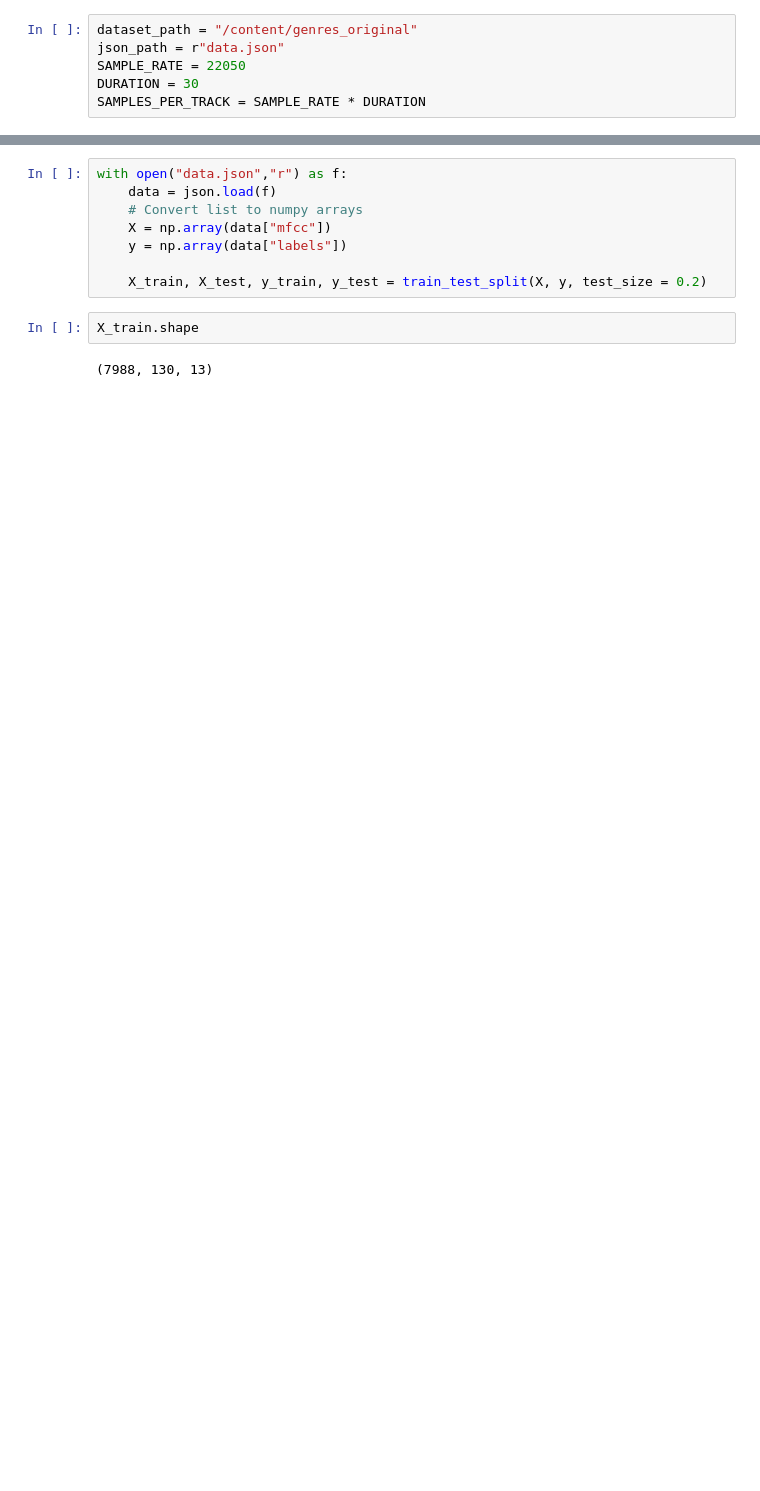
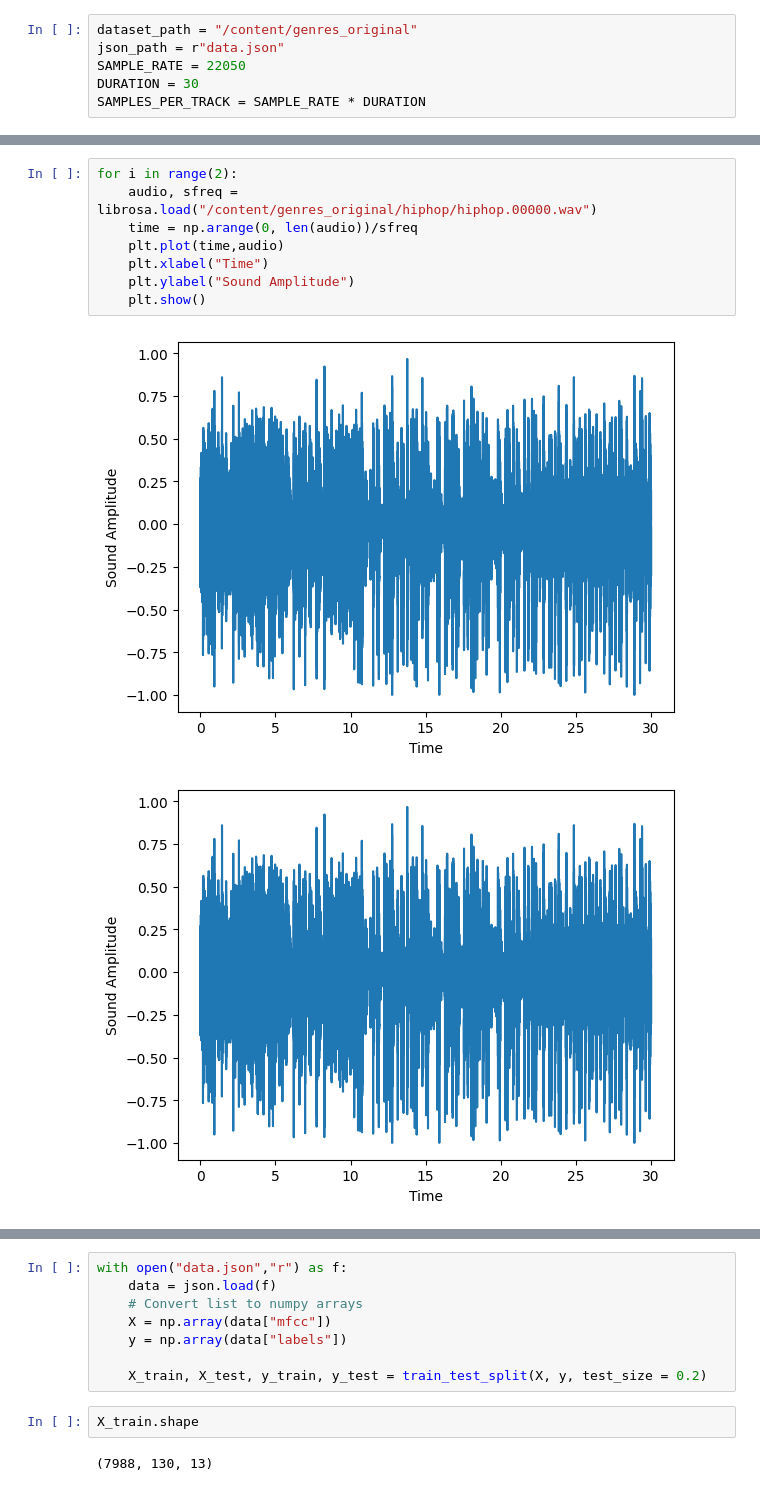
Before and after one commit to BuilesYeison/ML_Projects_231, a Jupyter notebook: music_genre_prediction.ipynb, the cells around one changed output, grey strips where cells are left out. Cells and saved outputs as stored; diff of their text form; blank space fills up the shorter version.

```diff
--- a/music_genre_prediction.ipynb
+++ b/music_genre_prediction.ipynb
@@ -104,0 +128,11 @@ Processing: classical
+# %%
+for i in range(2):
+    audio, sfreq = librosa.load("/content/genres_original/hiphop/hiphop.00000.wav")
+    time = np.arange(0, len(audio))/sfreq
+    plt.plot(time,audio)
+    plt.xlabel("Time")
+    plt.ylabel("Sound Amplitude")
+    plt.show()
+# %% [output]
+[figure, added]
+[figure, added]
```
Also changed, not shown: parts of 13 cells of this notebook, 1 other file.
